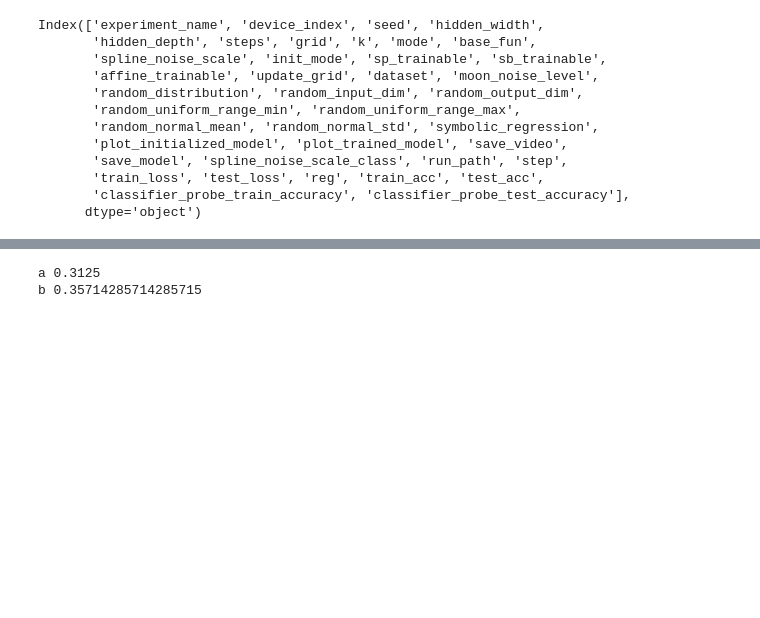
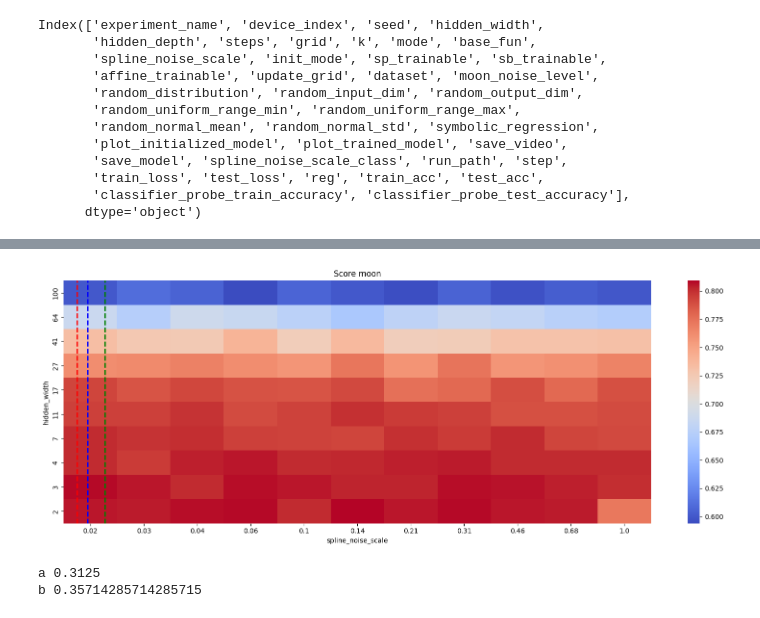
Before and after one commit to lniehaus/pykan, a Jupyter notebook: tutorials/Experiments/trainer/notebooks/width_noise_heatmap.ipynb, the cells around one changed output, grey strips where cells are left out. Drawn from its saved outputs; the diff is of its cells as text; code cells hidden in the pictures; blank space fills up the shorter version.

Commit message:
depth experiments

```diff
--- a/tutorials/Experiments/trainer/notebooks/width_noise_heatmap.ipynb
+++ b/tutorials/Experiments/trainer/notebooks/width_noise_heatmap.ipynb
@@ -8,6 +8,12 @@ experiment_path = "../mlruns/980054375893923616/"
 
 # width_noise_dataset_02
 experiment_path = "../mlruns/265482301334693545/"
+
+# width_noise_dataset_03
+experiment_path = "../mlruns/299199161241196319/"
+
+# width_noise_dataset_05
+experiment_path = "../mlruns/822001613327953048/"
 
 run_paths = [os.path.join(experiment_path, name) for name in os.listdir(experiment_path) if os.path.isdir(os.path.join(experiment_path, name))]
 
@@ -154,3 +158,84 @@ for ds in ['random', 'moon']:
+# %%
+import matplotlib.pyplot as plt
+import seaborn as sns
+
+
+#datasets = ['random', 'moon']
+datasets = ['moon']
+for ds in datasets:
+
+    filtered_df = experiment_df
+    filtered_df = filtered_df[filtered_df['dataset'] == ds]
+
+    # # Take the last accuracy
+    # filtered_df = filtered_df[filtered_df['step'] == 99]
+
+
+    # take the run with the highest train_acc
+    idx = filtered_df.groupby('run_path')['train_acc'].idxmax()
+    filtered_df = filtered_df.loc[idx]
+
+
+    filtered_df["acc_dist"] = filtered_df['train_acc'] - filtered_df['test_acc']
+
+
+    # calc score
+    k = 1
+    filtered_df["score"] = filtered_df['test_acc'] - (k * filtered_df["acc_dist"])
+
+    # Filter out spline_noise_scale outside 0 and 1
+    filtered_df = filtered_df[(filtered_df['spline_noise_scale'] >= 0) & (filtered_df['spline_noise_scale'] <= 1)]
+
+
+
+
+    # Step 2: Pivot the DataFrame
+    # We will pivot the DataFrame to have 'B' as columns, 'A' as index, and 'C' as values
+    train_acc_df = filtered_df.pivot_table(index='hidden_width', columns='spline_noise_scale', values='train_acc', fill_value=0)
+    test_acc_df = filtered_df.pivot_table(index='hidden_width', columns='spline_noise_scale', values='test_acc', fill_value=0)
+    acc_dist_df = filtered_df.pivot_table(index='hidden_width', columns='spline_noise_scale', values='acc_dist', fill_value=0)
+    score_df = filtered_df.pivot_table(index='hidden_width', columns='spline_noise_scale', values='score', fill_value=0)
+
+
+    fig, axes = plt.subplots(1,1,figsize=(16, 6))  # Adjust the figsize as needed
+
+
+
+    # Create the second heatmap
+    #sns.heatmap(test_acc_df, annot=True, cmap='coolwarm', fmt=".1f", ax=axes[1])  # Create the second heatmap
+    sns.heatmap(score_df, cmap='coolwarm')  # Create the second heatmap
+    axes.set_title(f'Score {ds}')  # Set title for the first heatmap
+    axes.set_ylabel('hidden_width')  # Set x-label for the second heatmap
+    axes.set_xlabel('spline_noise_scale')  # Set y-label for the second heatmap
+    axes.invert_yaxis()
+
+
+    num = 5
+    default_0_1 = 0.1 / 2 * num
+    default_0_3 = 0.3 / 2 * num
+    default_0_5 = 0.5 / 2 * num
+
+    in_dim = 5
+    out_dim = 5
+    xavier = np.sqrt(6.0/(in_dim+out_dim))
+    xavier_in = np.sqrt(1.0/(in_dim))
+    kaiming_in = np.sqrt(3.0/(in_dim))
+
+    x_coordinate = 2  # Change this to the desired x position
+    axes.axvline(x=default_0_1, color='red', linestyle='--', linewidth=2)
+    #axes.axvline(x=default_0_3, color='red', linestyle='--', linewidth=2)
+    #axes.axvline(x=default_0_5, color='red', linestyle='--', linewidth=2)
+    #axes.axvline(x=xavier, color='blue', linestyle='--', linewidth=2)
+    axes.axvline(x=xavier_in, color='blue', linestyle='--', linewidth=2)
+    axes.axvline(x=kaiming_in, color='green', linestyle='--', linewidth=2)
+
+    # Adjust layout
+    plt.tight_layout()
+
+    # Show the heatmaps
+    plt.show()
+# %% [output]
+[figure, added]
 # %%
 a1 = 0.8
 a2 = 0.5
```
Also changed, not shown: parts of 1 cell of this notebook, 7 other files.
